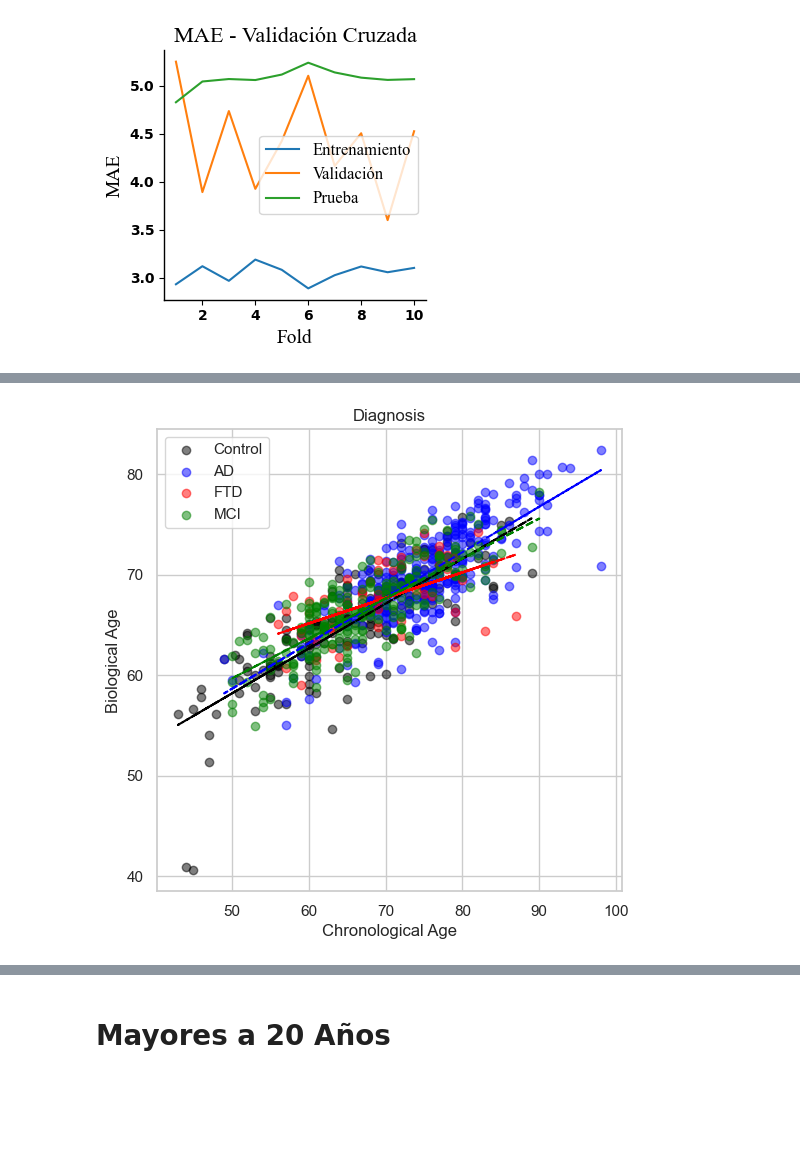
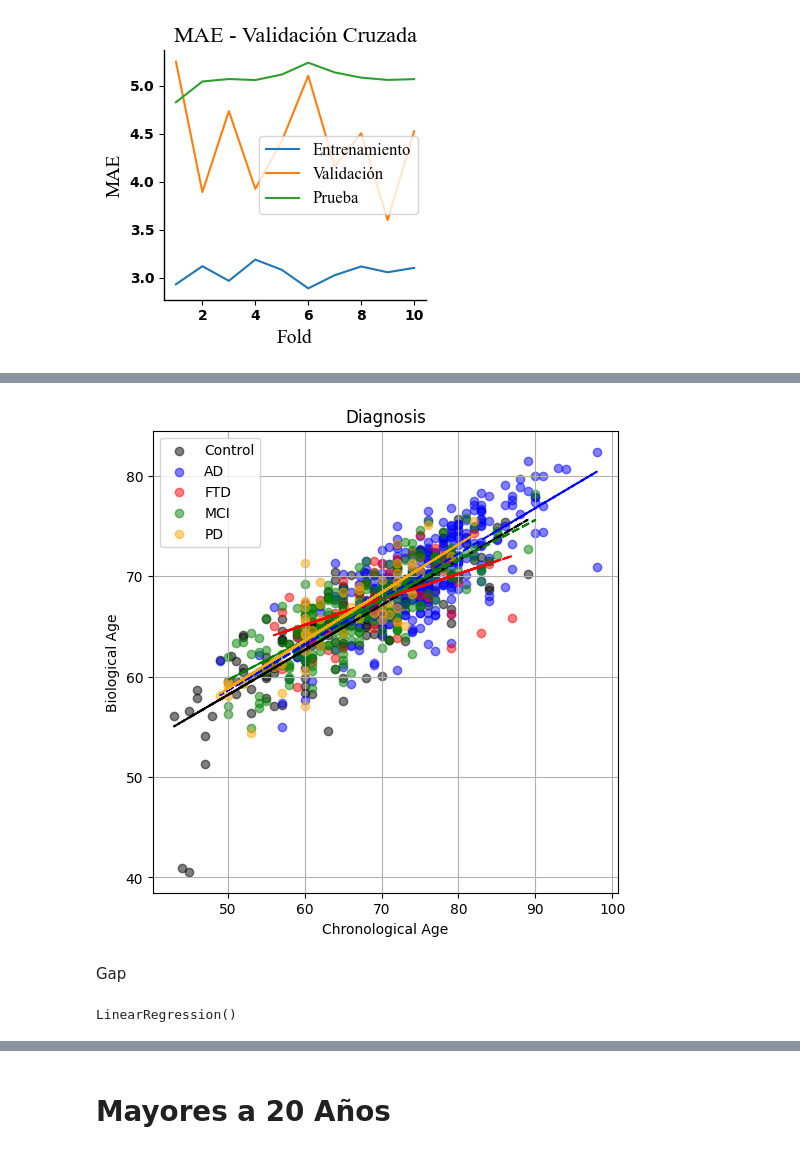
Before and after one commit to carrielfelipe/Brain_Age, a Jupyter notebook: Diagnosis/Brain_Age_Diagnosis_.ipynb, the cells around one changed output, grey strips where cells are left out. Cells and saved outputs as stored; diff of their text form; code cells hidden in the pictures; blank space fills up the shorter version.

Commit message:
se actualizan los y_test e y_pred

```diff
--- a/Diagnosis/Brain_Age_Diagnosis_.ipynb
+++ b/Diagnosis/Brain_Age_Diagnosis_.ipynb
@@ -15,28 +15,28 @@ import numpy as np
 from sklearn.preprocessing import MinMaxScaler
 
 file_name = 'dataframe_alpha.xlsx'
-file_path = f"{path}{file_name}"
+file_path_CN = f"{path}{file_name}"
 file_path_AD = f'{path}df_AD_filtrado.xlsx'
 file_path_FTD = f'{path}df_FTD_filtrado.xlsx'
 file_path_MCI = f'{path}df_MCI_filtrado.xlsx'
 file_path_PD = f'{path}df_PD_filtrado.xlsx'
 
-df = pd.read_excel(file_path)
-df_filtrado = df[df['Age'] > 40].reset_index(drop=True)
+df_CN = pd.read_excel(file_path_CN)
+df_CN_filtrado = df_CN[df_CN['Age'] > 40].reset_index(drop=True)
 
 df_AD_filtrado = pd.read_excel(file_path_AD)
 df_FTD_filtrado=pd.read_excel(file_path_FTD)
 df_MCI_filtrado=pd.read_excel(file_path_MCI)
 df_PD_filtrado=pd.read_excel(file_path_PD)
 
-X_CN = df_filtrado.drop(columns=["Unnamed: 0", "Age"])
+X_CN = df_CN_filtrado.drop(columns=["Unnamed: 0", "Age"])
 X_AD = df_AD_filtrado.drop(columns=["Unnamed: 0", "Age", "Diagnosis"])
 X_FTD = df_FTD_filtrado.drop(columns=["Unnamed: 0", "Age", "Diagnosis"])
 X_MCI = df_MCI_filtrado.drop(columns=["Unnamed: 0", "Age", "Diagnosis"])
 X_PD = df_PD_filtrado.drop(columns=["Unnamed: 0", "Age", "Diagnosis"])
 
 # Combina X_CN y X_AD
-X_combined = pd.concat([X_CN, X_AD, X_FTD, X_MCI], axis=0).reset_index(drop=True)
+X_combined = pd.concat([X_CN, X_AD, X_FTD, X_MCI,X_PD], axis=0).reset_index(drop=True)
 
 # Inicializa y ajusta el MinMaxScaler
 scaler = MinMaxScaler()
@@ -47,18 +47,20 @@ X_CN_scaled = scaler.transform(X_CN)
 X_AD_scaled = scaler.transform(X_AD)
 X_FTD_scaled = scaler.transform(X_FTD)
 X_MCI_scaled = scaler.transform(X_MCI)
+X_PD_scaled = scaler.transform(X_PD)
 
 # Opcional: convierte los resultados escalados de nuevo a DataFrames si lo prefieres
 X_CN_scaled = pd.DataFrame(X_CN_scaled, columns=X_CN.columns)
 X_AD_scaled = pd.DataFrame(X_AD_scaled, columns=X_AD.columns)
 X_FTD_scaled = pd.DataFrame(X_FTD_scaled, columns=X_FTD.columns)
 X_MCI_scaled = pd.DataFrame(X_MCI_scaled, columns=X_MCI.columns)
+X_PD_scaled = pd.DataFrame(X_PD_scaled, columns=X_PD.columns)
 
-y = df_filtrado["Age"]
+y_CN = df_CN_filtrado["Age"]
 y_AD = df_AD_filtrado["Age"]
 y_FTD = df_FTD_filtrado["Age"]
 y_MCI = df_MCI_filtrado["Age"]
+y_PD = df_PD_filtrado["Age"]
 # %%
 xgb_model = XGBoostRegressor()
-xgb_model.set_data(X_CN_scaled,y,preprocess=False)
-Plotter = Plotter()
+xgb_model.set_data(X_CN_scaled,y_CN,preprocess=False)
@@ -194,9 +200,11 @@ Error cuadrático medio: 38.65543481390099
 Raíz del error cuadrático medio: 6.217349500703736
 Coeficiente de determinación (R²): 0.5781939247001817
 # %%
+y_pred_test_cn=xgb_model.predicter_corrected_2(X_test= xgb_model.X_test, y_test=xgb_model.y_test)
 y_pred_test_ad=xgb_model.predicter_corrected_2(X_test= X_AD_scaled, y_test=y_AD)
 y_pred_test_ftd=xgb_model.predicter_corrected_2(X_test= X_FTD_scaled, y_test=y_FTD)
 y_pred_test_mci=xgb_model.predicter_corrected_2(X_test= X_MCI_scaled, y_test=y_MCI)
+y_pred_test_pd=xgb_model.predicter_corrected_2(X_test= X_PD_scaled, y_test=y_PD)
 # %%
 import numpy as np
 import matplotlib.pyplot as plt
@@ -212,32 +220,47 @@ def plot_regression_line(x, y, color):
 
 # Crear el gráfico
 plt.figure(figsize=(6, 6))
 
 # Graficar y ajustar la recta de Control
-plt.scatter(xgb_model.y_test, y_pred, color='black', label='Control', alpha=0.5)
+plt.scatter(xgb_model.y_test, y_pred_test_cn, color='black', label='Control', alpha=0.5)
 plot_regression_line(xgb_model.y_test, y_pred, color='black')
 
 # Graficar y ajustar la recta de AD
 plt.scatter(y_AD, y_pred_test_ad, color='blue', label='AD', alpha=0.5)
 plot_regression_line(y_AD, y_pred_test_ad, color='blue')
 
 # Graficar y ajustar la recta de FTD
 plt.scatter(y_FTD, y_pred_test_ftd, color='red', label='FTD', alpha=0.5)
 plot_regression_line(y_FTD, y_pred_test_ftd, color='red')
 
 # Graficar y ajustar la recta de MCI
 plt.scatter(y_MCI, y_pred_test_mci, color='green', label='MCI', alpha=0.5)
 plot_regression_line(y_MCI, y_pred_test_mci, color='green',)
 
 
+# Graficar y ajustar la recta de PD
+plt.scatter(y_PD, y_pred_test_pd, color='orange', label='PD', alpha=0.5)
+plot_regression_line(y_PD, y_pred_test_pd, color='orange',)
+
+
 # Añadir detalles
 plt.xlabel('Chronological Age')
 plt.ylabel('Biological Age')
 plt.title('Diagnosis')
 plt.legend()
 plt.grid(True)
 
 # Mostrar el gráfico
 plt.show()
 # %% [output]
-[figure, old version]
+[figure, new version]
+# %% [markdown]
+Gap
+# %%
+from sklearn.linear_model import LinearRegression
+
+# Ajustar el modelo lineal al grupo de control
+control_model = LinearRegression()
+control_model.fit(y_pred_test_cn.reshape(-1, 1), xgb_model.y_test)
+# %% [output]
+LinearRegression()
```
Also changed, not shown: parts of 17 cells of this notebook, 34 other files.
